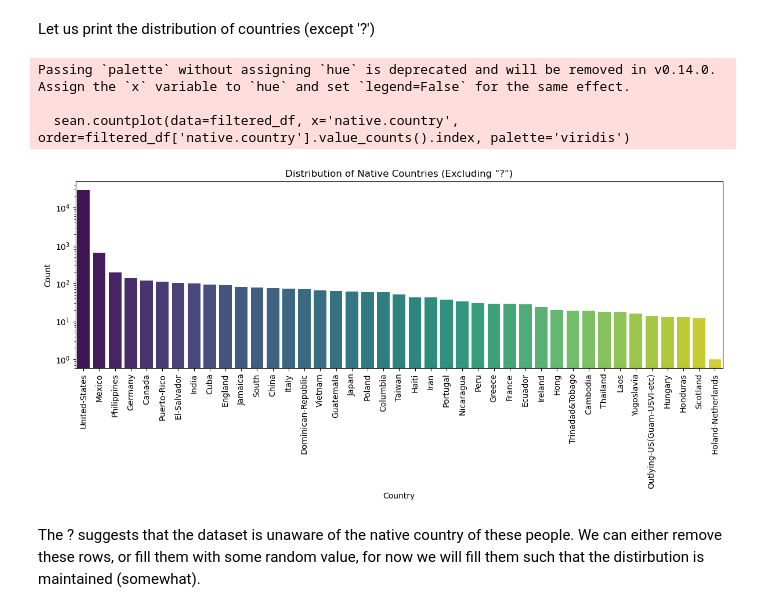
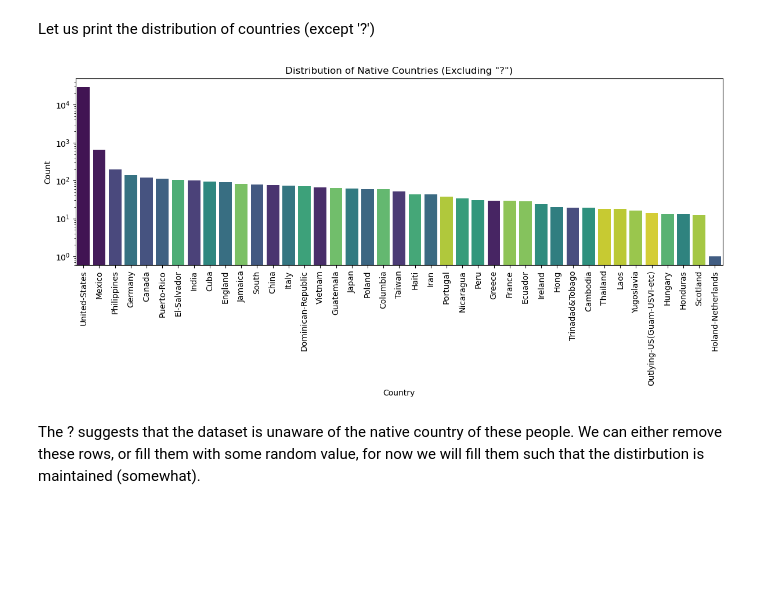
Before and after one commit to Awesome-AI-ML-DELTA25/DataCleaning, a Jupyter notebook: data_cleaning.ipynb, the cells around one changed output. Drawn from its saved outputs; the diff is of its cells as text; code cells hidden in the pictures; blank space fills up the shorter version.

Commit message:
Erorrs and Issues
Fixed errors due to 'hue' and graph positions in subplots

```diff
--- a/data_cleaning.ipynb
+++ b/data_cleaning.ipynb
@@ -169,22 +169,19 @@ Let us print the distribution of countries (except '?')
 # %%
 # Filter out rows where native.country is '?'
 filtered_df = df[df['native.country'] != '?']
 
 # Plot
 plt.figure(figsize=(12, 6))
-sean.countplot(data=filtered_df, x='native.country', order=filtered_df['native.country'].value_counts().index, palette='viridis')
+sean.countplot(data=filtered_df, x='native.country', hue='native.country', legend=False, order=filtered_df['native.country'].value_counts().index, palette='viridis')
 plt.xticks(rotation=90)
 plt.yscale('log')  # Log scale for better visibility of counts
 plt.title('Distribution of Native Countries (Excluding "?")')
 plt.xlabel('Country')
 plt.ylabel('Count')
 plt.tight_layout()
 plt.show()
 # %% [output]
-Passing `palette` without assigning `hue` is deprecated and will be removed in v0.14.0. Assign the `x` variable to `hue` and set `legend=False` for the same effect.
-
-  sean.countplot(data=filtered_df, x='native.country', order=filtered_df['native.country'].value_counts().index, palette='viridis')
-[figure, old version]
+[figure, new version]
 # %% [markdown]
 The ? suggests that the dataset is unaware of the native country of these people. We can either remove these rows, or fill them with some random value, for now we will fill them such that the distirbution is maintained (somewhat).
 # %%
```
Also changed, not shown: parts of 1 cell of this notebook.
